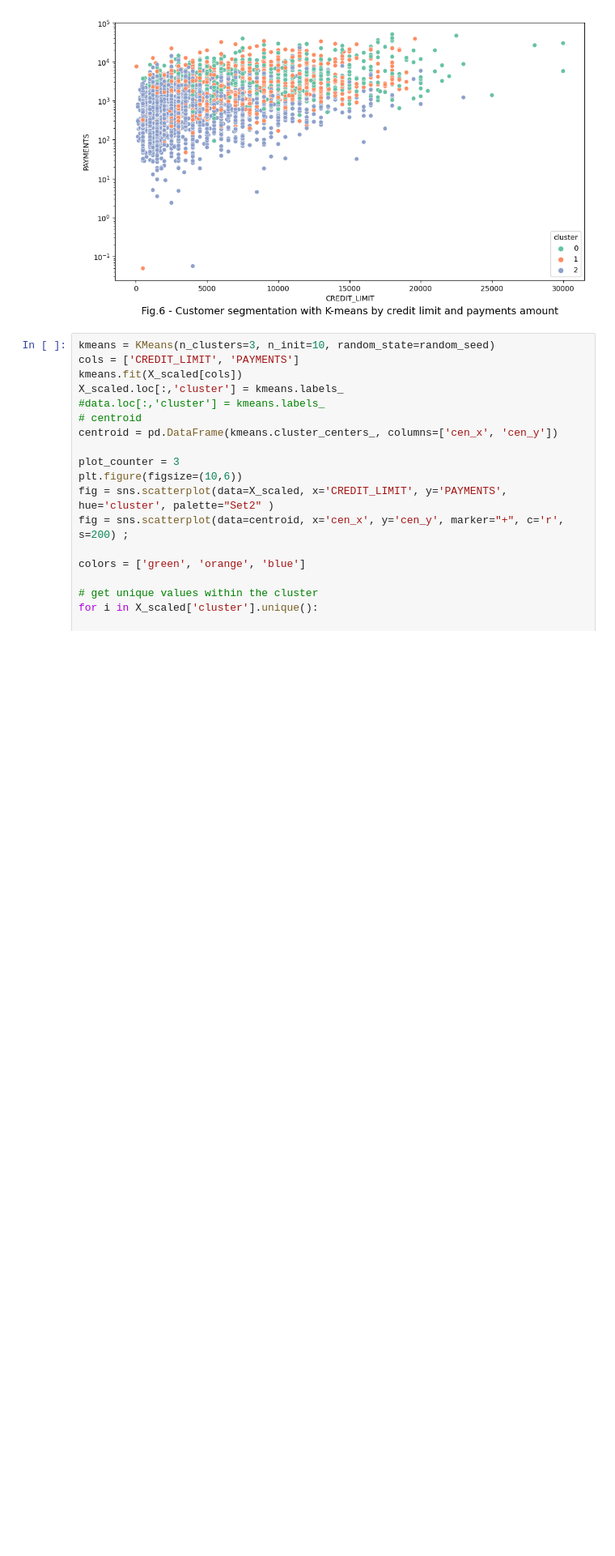
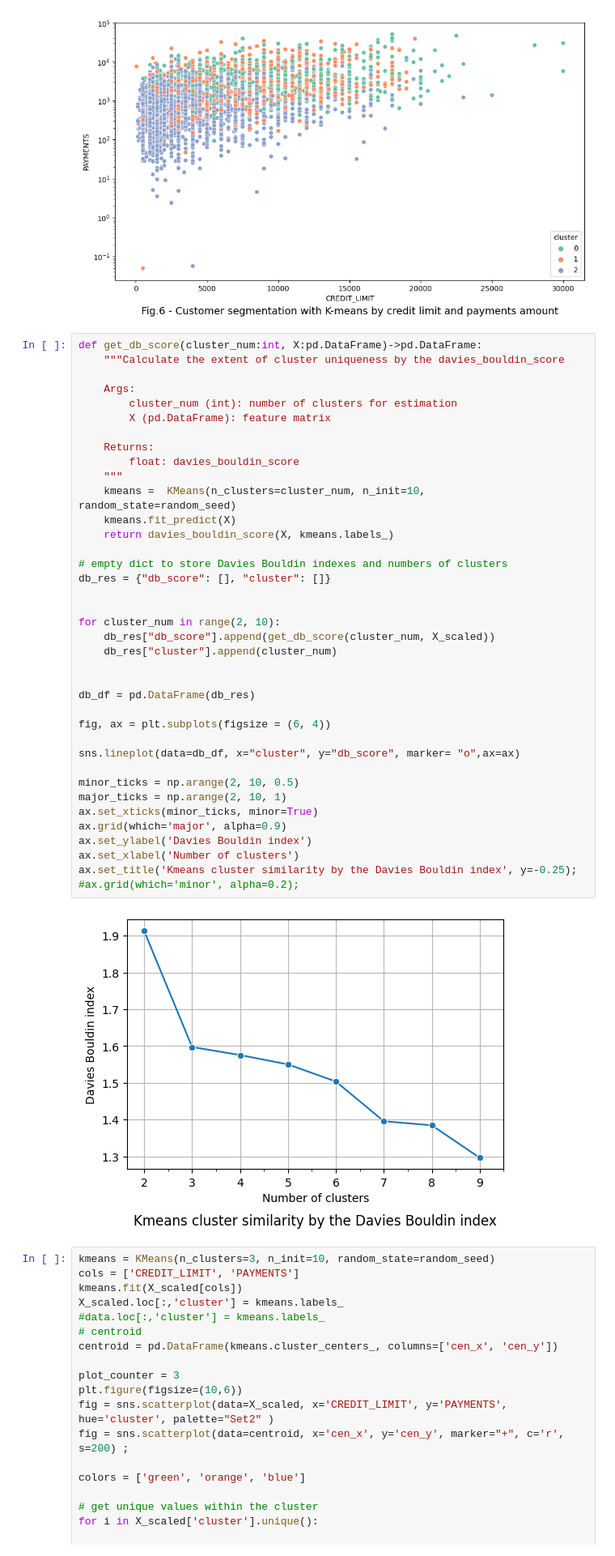
Before and after one commit to Alex1iv/customer_segmentation, a Jupyter notebook: notebooks/segmentation.ipynb, the cells around one changed output. Shown at 81% size. Drawn from its saved outputs; the diff is of its cells as text; blank space fills up the shorter version.

```diff
--- a/notebooks/segmentation.ipynb
+++ b/notebooks/segmentation.ipynb
@@ -421,6 +479,46 @@ The Fig.5 represents the customer segmentation using the K-means algorythm. The
 # #plt.savefig(os.path.join(figures_path, f'fig_{plot_counter}.png'))
 # %% [output]
 [figure]
+# %%
+def get_db_score(cluster_num:int, X:pd.DataFrame)->pd.DataFrame:
+    """Calculate the extent of cluster uniqueness by the davies_bouldin_score
+
+    Args:
+        cluster_num (int): number of clusters for estimation
+        X (pd.DataFrame): feature matrix
+
+    Returns:
+        float: davies_bouldin_score
+    """
+    kmeans =  KMeans(n_clusters=cluster_num, n_init=10, random_state=random_seed)
+    kmeans.fit_predict(X)
+    return davies_bouldin_score(X, kmeans.labels_)
+
+# empty dict to store Davies Bouldin indexes and numbers of clusters
+db_res = {"db_score": [], "cluster": []}
+
+
+for cluster_num in range(2, 10):
+    db_res["db_score"].append(get_db_score(cluster_num, X_scaled))
+    db_res["cluster"].append(cluster_num)
+
+
+db_df = pd.DataFrame(db_res)
+
+fig, ax = plt.subplots(figsize = (6, 4))
+
+sns.lineplot(data=db_df, x="cluster", y="db_score", marker= "o",ax=ax)
+
+minor_ticks = np.arange(2, 10, 0.5)
+major_ticks = np.arange(2, 10, 1)
+ax.set_xticks(minor_ticks, minor=True)
+ax.grid(which='major', alpha=0.9)
+ax.set_ylabel('Davies Bouldin index')
+ax.set_xlabel('Number of clusters')
+ax.set_title('Kmeans cluster similarity by the Davies Bouldin index', y=-0.25);
+#ax.grid(which='minor', alpha=0.2);
+# %% [output]
+[figure, added]
 # %%
 kmeans = KMeans(n_clusters=3, n_init=10, random_state=random_seed)
 cols = ['CREDIT_LIMIT', 'PAYMENTS']
```
Also changed, not shown: parts of 7 cells of this notebook.
